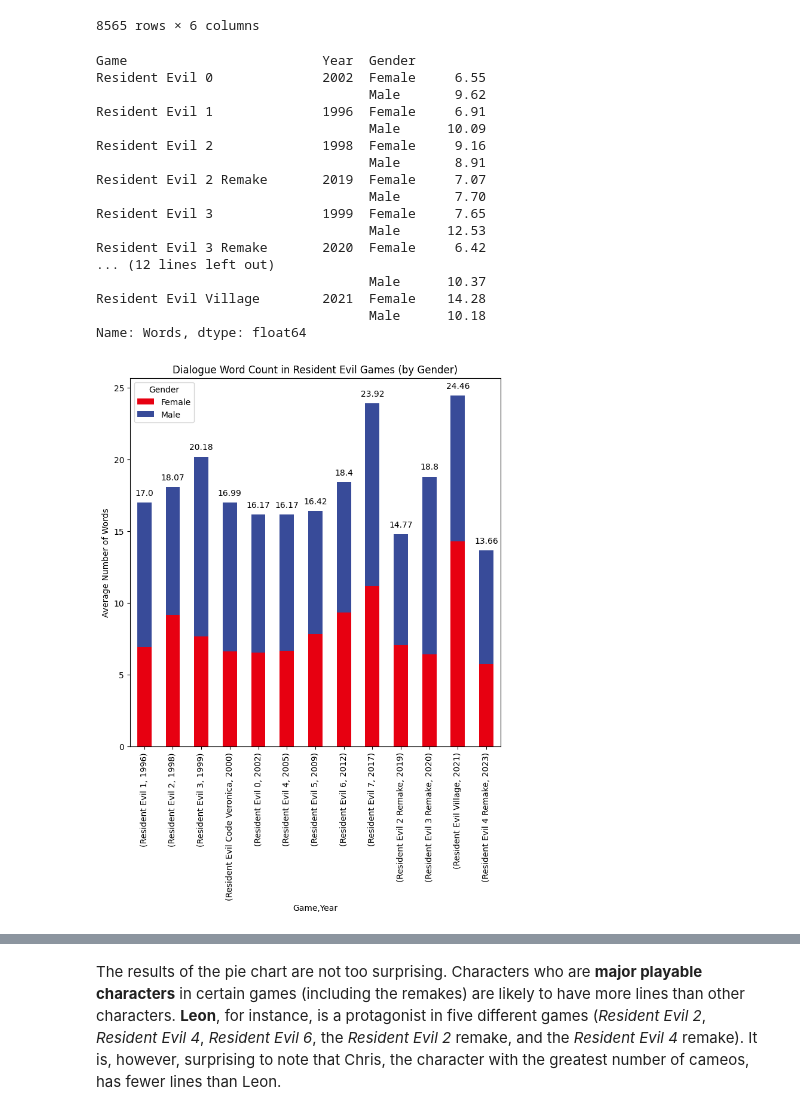
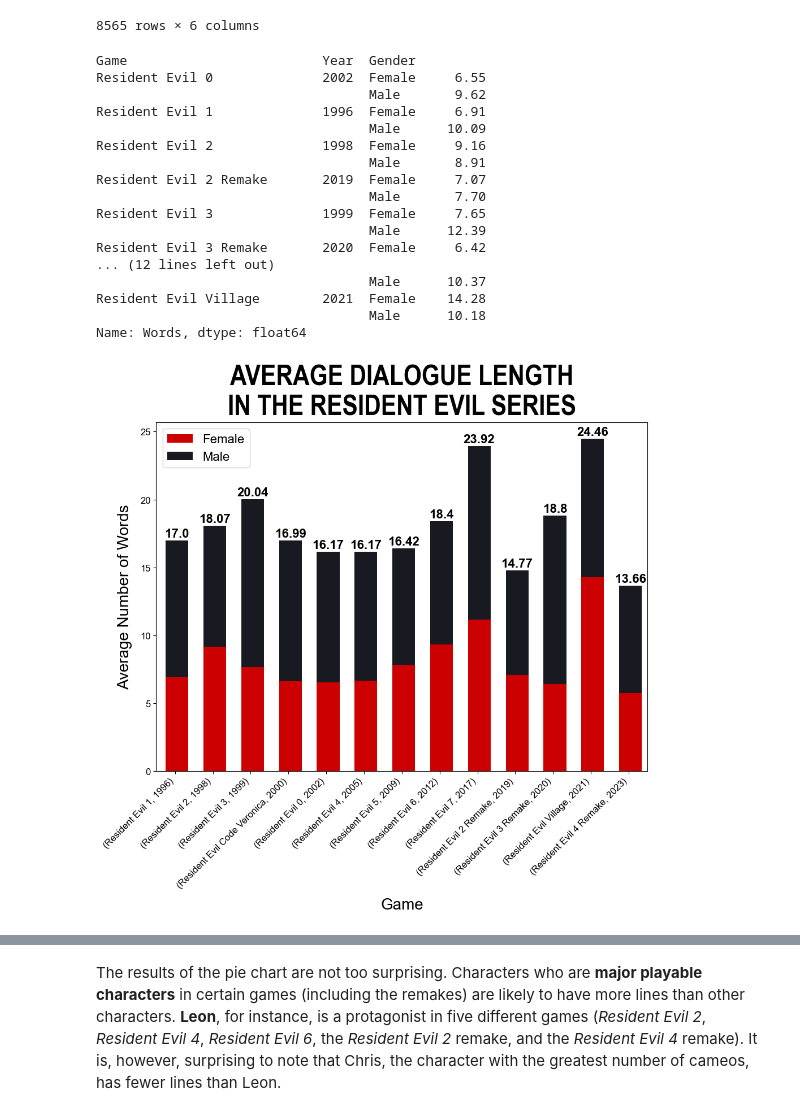
Before and after one commit to something999/is-278-resident-evil-data-viz, a Jupyter notebook: re-all-data/RE_Data_Analysis.ipynb, the cells around one changed output, grey strips where cells are left out. Saved outputs shown, nothing was run; the diff lists cells and outputs as text; code cells hidden in the pictures.

```diff
--- a/re-all-data/RE_Data_Analysis.ipynb
+++ b/re-all-data/RE_Data_Analysis.ipynb
@@ -78,0 +81,4 @@ Here are some questions we can try to answer with our large dataset.
+# %%
+# Count the number of unique characters
+re_character_counts = re_data.groupby(['Game', 'Year'])['Character'].nunique()
+re_character_counts
@@ -78,0 +144,7 @@ Here are some questions we can try to answer with our large dataset.
+# %%
+# Count the number of unique characters (again)
+re_unique_characters = re_data.drop_duplicates(subset = ['Game', 'Year', 'Character'])
+# Count the number of times a gender appears in the dataset
+re_gender_counts = re_unique_characters.groupby(['Game', 'Year'])['Gender'] \
+                                                .value_counts(dropna = False)
+re_gender_counts
@@ -123,6 +308,7 @@ plt.show()
 # %%
-# Count the frequencies within the dataset
-re_gender_counts = re_data.groupby(['Game', 'Year'])['Gender'].value_counts()
+# Group lines by gender and count the number of lines assigned to each gender
+re_gender_counts = re_data.groupby(['Game', 'Year'])['Gender']. \
+                                   value_counts(dropna = False)
 re_gender_counts
 # %% [output]
 Game                         Year  Gender
@@ -221,8 +434,8 @@ re_data_words
 | 8564 | Resident Evil Village | 2021 | Rose | Female | I know. | 2 |
 8565 rows × 6 columns
 # %%
-re_word_counts = round(re_data_words.groupby(['Game', 'Year', 'Gender'])['Words'].mean(), 2)
-re_word_counts.dropna()
+re_word_counts = round(re_data_words.groupby(
+                       ['Game', 'Year', 'Gender'])['Words'].mean(), 2)
 re_word_counts
 # %% [output]
 Game                         Year  Gender
@@ -235,7 +448,7 @@ Resident Evil 2              1998  Female     9.16
 Resident Evil 2 Remake       2019  Female     7.07
                                    Male       7.70
 Resident Evil 3              1999  Female     7.65
-                                   Male      12.53
+                                   Male      12.39
 Resident Evil 3 Remake       2020  Female     6.42
 ... (12 lines left out)
                                    Male      10.37
@@ -243,29 +456,38 @@ Resident Evil Village        2021  Female    14.28
                                    Male      10.18
 Name: Words, dtype: float64
 # %%
-fig, ax = plt.subplots(figsize=(8, 8))
-ax.set_title('Dialogue Word Count in Resident Evil Games (by Gender)')
-ax.set_xlabel('Game')
-ax.set_ylabel('Average Number of Words')
+# Create the visualization (bar chart)
+fig, ax = plt.subplots(figsize=(10, 10))
 
 # Plot the data
 word_counts_pivot = re_word_counts.unstack(fill_value = 0)
 word_counts_pivot = word_counts_pivot.sort_index(level = 'Year')
 word_counts_pivot.plot(kind = 'bar', stacked = True,
-                         color = ['#E70011', '#384B99'], ax = ax)
+                         color = [female_color, male_color], ax = ax)
 
 # Annotate the data
 for i, patch in enumerate(ax.patches):
+    patch.set_width(0.60)
     if (i % len(word_counts_pivot.columns) == 0):
         total_height = round(sum(p.get_height() for p in ax.patches
                              if p.get_x() == patch.get_x()), 2)
-        ax.annotate(f'{total_height}', (patch.get_x() + patch.get_width() / 2,
-                                          total_height + 0.5), ha = 'center')
+        ax.annotate(f'{total_height}',
+                    (patch.get_x() + patch.get_width() / 2,
+                     total_height + 0.25),
+                     ha = 'center',
+                     **anno_style)
+ax.set_title('Average Dialogue Length\nin the Resident Evil Series'.upper(),
+             **title_style)
+ax.set_xlabel('Game', **label_style)
+ax.set_ylabel('Average Number of Words', **label_style)
+ax.legend(prop = key_style)
+plt.xticks(**tick_style, ha = 'right', rotation = 45)
+plt.yticks(**tick_style)
 
-
+plt.tight_layout()
 plt.show()
 # %% [output]
-[figure, old version]
+[figure, new version]
 # %%
 # An alternate way of viewing the data
 # Create the visualization (bar chart)
```
Also changed, not shown: parts of 24 cells of this notebook, 16 other files.
